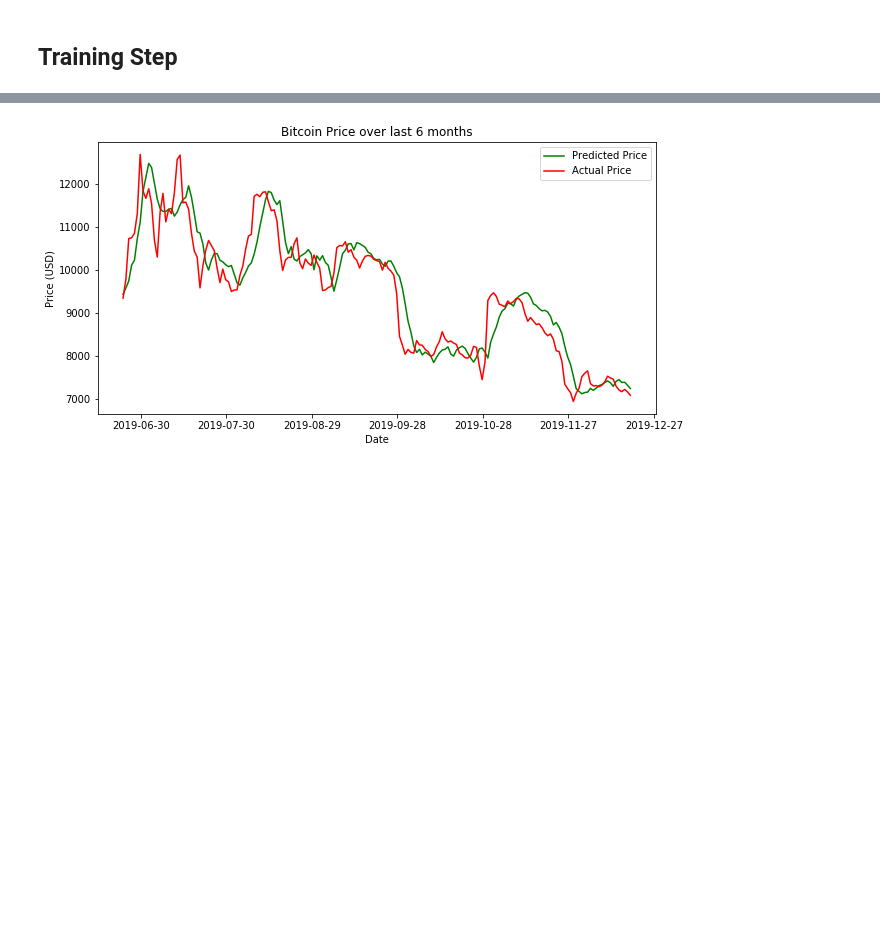
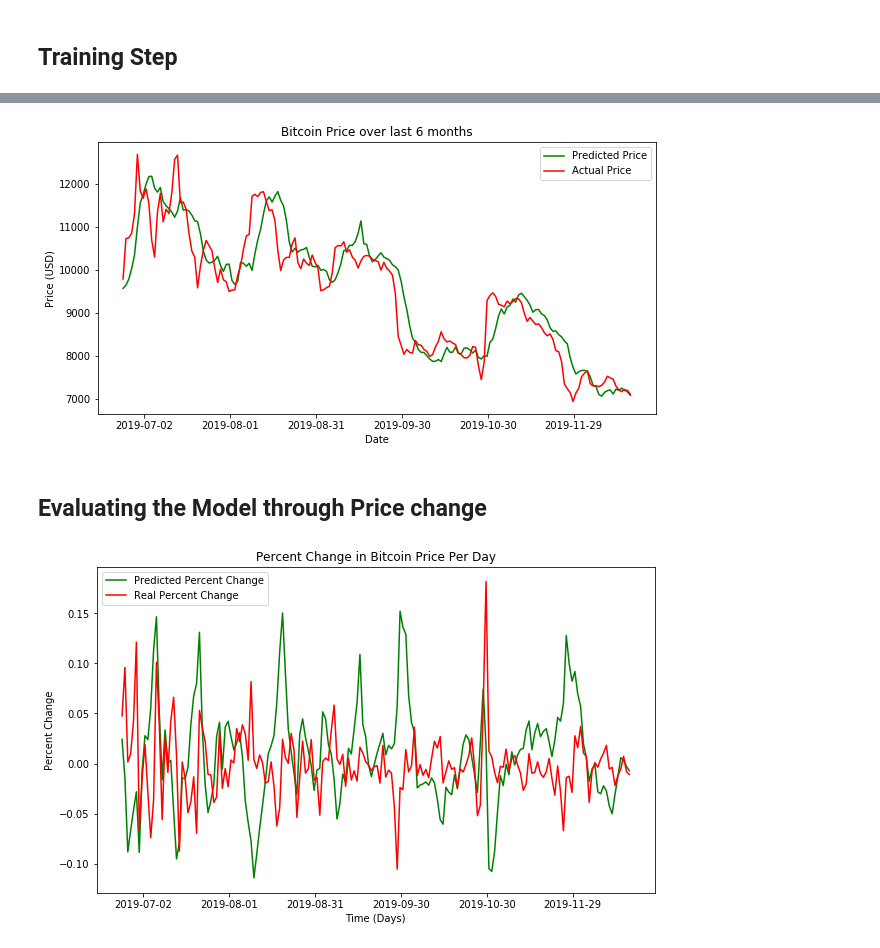
Before and after one commit to amishpatel1994/BitcoinPricePrediction, a Jupyter notebook: price_prediction.ipynb, the cells around one changed output, grey strips where cells are left out. Drawn from its saved outputs; the diff is of its cells as text; code cells hidden in the pictures; blank space fills up the shorter version.

```diff
--- a/price_prediction.ipynb
+++ b/price_prediction.ipynb
@@ -21,15 +21,15 @@ The normalization process is as follows for every feature. For each window, divi
 
 After normalizing, the data is split into 90% training data and 10% test data. This is done such that 90% of the windows are used for training data and 10% of the windows are used for testing. We shuffle the windows but not the contents within the window, which ensures that the order of the consecutive days is maintained within the window.
 # %%
-window_size = 30
+window_size = 40
 file_name = "blockchain_data.csv"
 dropout = 0.2
 activation_function="linear"
 loss_function="mse"
 optimizer="adam"
-batch_size=1024
+batch_size=1500
 nb_epoch=50
-validation_split=0.05
+validation_split=0.10
 
 raw_dataset = pd.read_csv(file_name)
 print("Shape of Data with date: ", raw_dataset.shape)
@@ -185,4 +185,31 @@ ax.set_xlabel("Date")
 ax.legend()
 plt.show()
 # %% [output]
-[figure, old version]
+[figure, new version]
+# %% [markdown]
+## Evaluating the Model through Price change
+# %%
+#Reshaping Y_daybefore and Y_test
+Y_daybefore = np.reshape(Y_daybefore, (-1, 1))
+Y_test = np.reshape(Y_test, (-1, 1))
+
+#The difference between each predicted value and the value from the day before
+delta_predict = (y_predict - Y_daybefore) / (1+Y_daybefore)
+
+#The difference between each true value and the value from the day before
+delta_real = (Y_test - Y_daybefore) / (1+Y_daybefore)
+
+#Plotting the predicted percent change versus the real percent change
+fig = plt.figure(figsize=(10, 6))
+ax = fig.add_subplot(111)
+ax.set_title("Percent Change in Bitcoin Price Per Day")
+ax.xaxis.set_major_formatter(mdates.DateFormatter('%Y-%m-%d'))
+ax.xaxis.set_major_locator(mdates.DayLocator(interval=30))
+plt.plot(days, delta_predict, color='green', label = 'Predicted Percent Change')
+plt.plot(days, delta_real, color='red', label = 'Real Percent Change')
+plt.ylabel("Percent Change")
+plt.xlabel("Time (Days)")
+ax.legend()
+plt.show()
+# %% [output]
+[figure, added]
```
Also changed, not shown: parts of 6 cells of this notebook, 1 other file.
